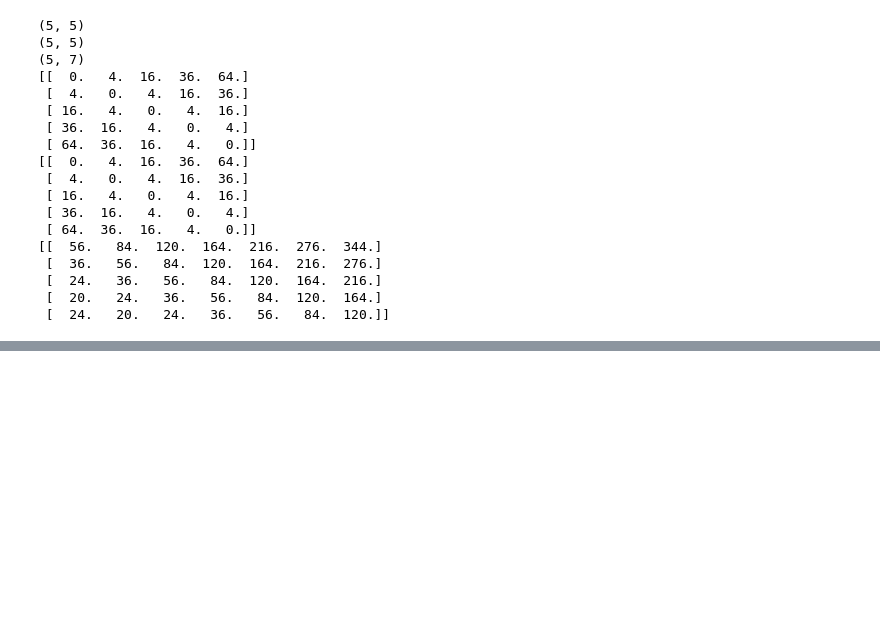
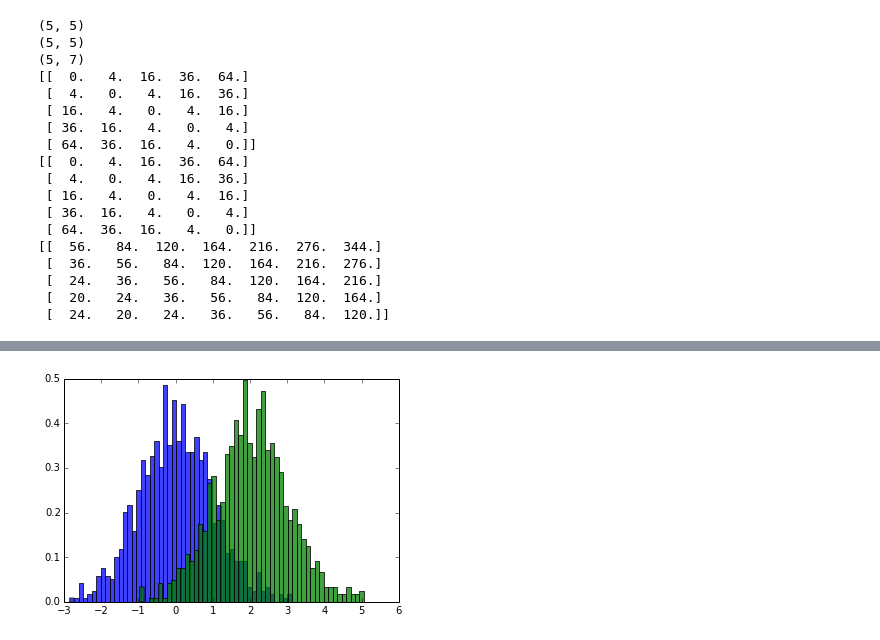
Before and after one commit to philjjoon/Lab-MachineLearning, a Jupyter notebook: ProblemSet-03/ps3_stubsNtests/ps3_lab.ipynb, the cells around one changed output, grey strips where cells are left out. Drawn from its saved outputs; the diff is of its cells as text; code cells hidden in the pictures; blank space fills up the shorter version.

```diff
--- a/ProblemSet-03/ps3_stubsNtests/ps3_lab.ipynb
+++ b/ProblemSet-03/ps3_stubsNtests/ps3_lab.ipynb
@@ -240,0 +278,11 @@ print XZ_c
+# %%
+mu, sigma = 0, 1
+x = mu + sigma * np.random.randn(1000)
+y = 2 + sigma * np.random.randn(1000)
+fig = pl.figure()
+ax = fig.add_subplot(111)
+
+n, bins, patches = ax.hist(x, 50, normed=1, facecolor='blue', alpha=0.75)
+n, bins, patches = ax.hist(y, 50, normed=1, facecolor='green', alpha=0.75)
+# %% [output]
+[figure, added]
```
Also changed, not shown: parts of 8 cells of this notebook, 30 other files.
